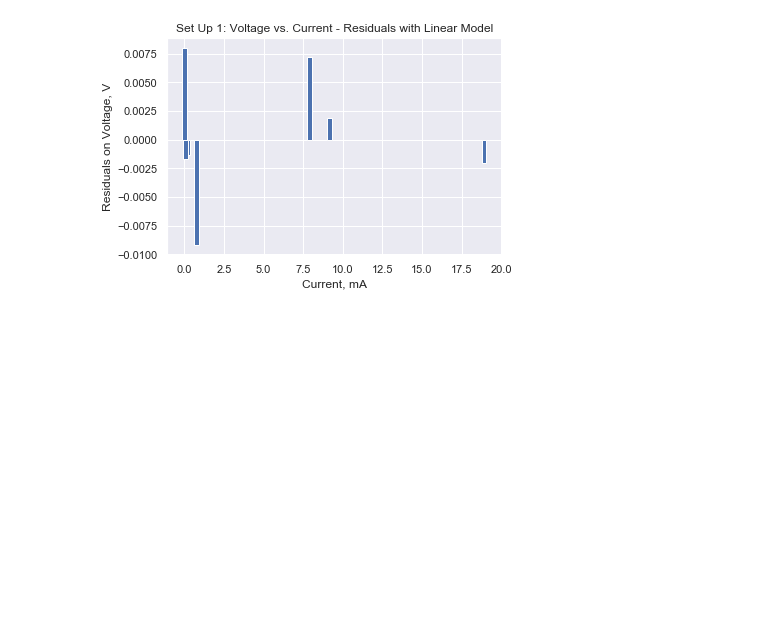
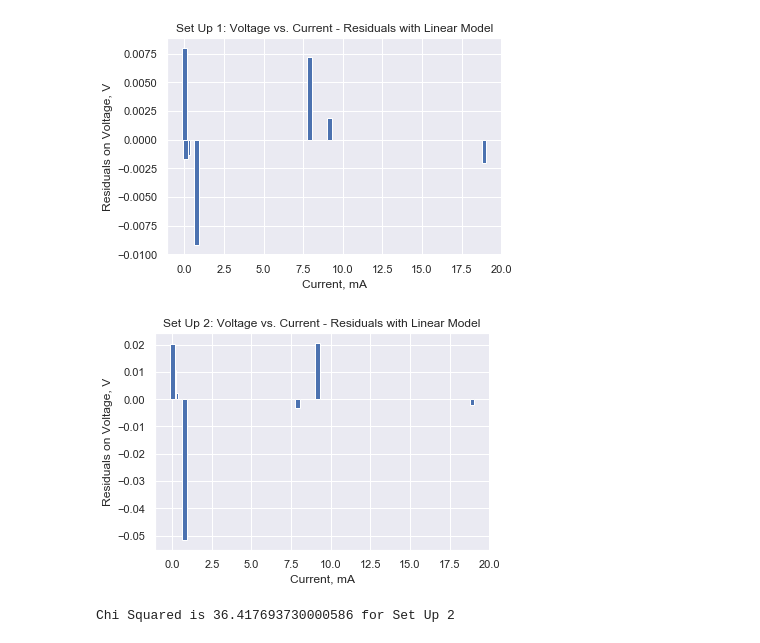
Before and after one commit to amanb2000/PHY293_Labs, a Jupyter notebook: Notebooks/Lab 01 Processing.ipynb, the cells around one changed output. Drawn from its saved outputs; the diff is of its cells as text; code cells hidden in the pictures; blank space fills up the shorter version.

Commit message:
Add chi-squared calculations

```diff
--- a/Notebooks/Lab 01 Processing.ipynb
+++ b/Notebooks/Lab 01 Processing.ipynb
@@ -110,22 +115,31 @@ plt.show();
 # %% [output]
 [figure]
 # %%
-### Residuals: V_1 vs. I_1
+### Residuals: V_2 vs. I_2
 m = -0.011;
 b = 6.41;
 
+sigma = 0.01; # Reading error for y (voltage), used in X2
+X2 = 0;
+
 res = [];
 
-for i in range(0, len(V_1)):
-    res += [V_1[i]-(m*I_1[i]+b)]
+for i in range(0, len(V_2)):
+    res += [V_2[i]-(m*I_2[i]+b)]
+    X2 += ((V_2[i]-(m*I_2[i]+b))/sigma)*((V_2[i]-(m*I_2[i]+b))/sigma)
 
 fig, ax1 = plt.subplots()
 
-ax1.bar(I_1, res, width=0.3);
+ax1.bar(I_2, res, width=0.3);
 
-ax1.set_title('Set Up 1: Voltage vs. Current - Residuals with Linear Model')
+ax1.set_title('Set Up 2: Voltage vs. Current - Residuals with Linear Model')
 ax1.set_xlabel('Current, mA');
 ax1.set_ylabel('Residuals on Voltage, V')
 
-plt.savefig('exports/1_residuals.png', dpi=600)
+plt.savefig('exports/2_residuals.png', dpi=600)
 plt.show();
+
+print('Chi Squared is {} for Set Up 2'.format(X2))
+# %% [output]
+[figure, added]
+Chi Squared is 36.417693730000586 for Set Up 2
```
Also changed, not shown: parts of 1 cell of this notebook, 1 other file.
